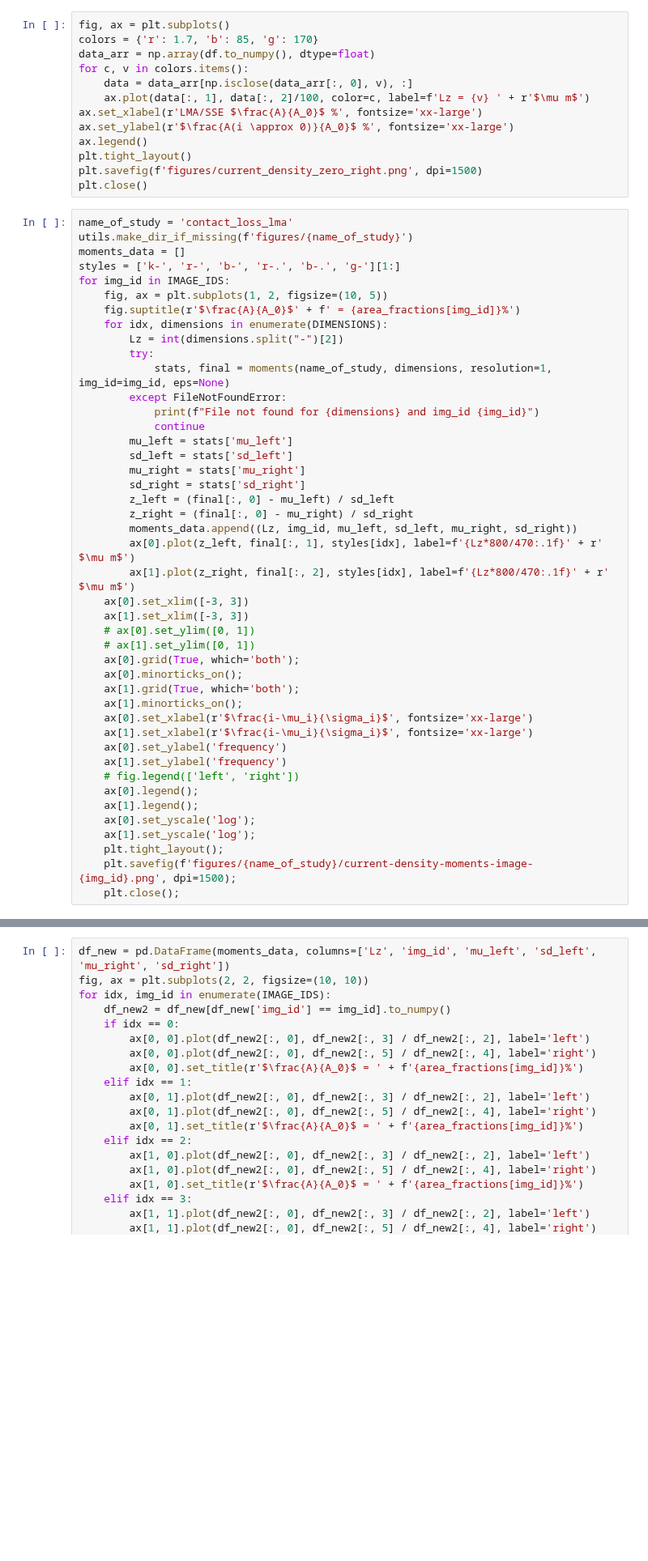
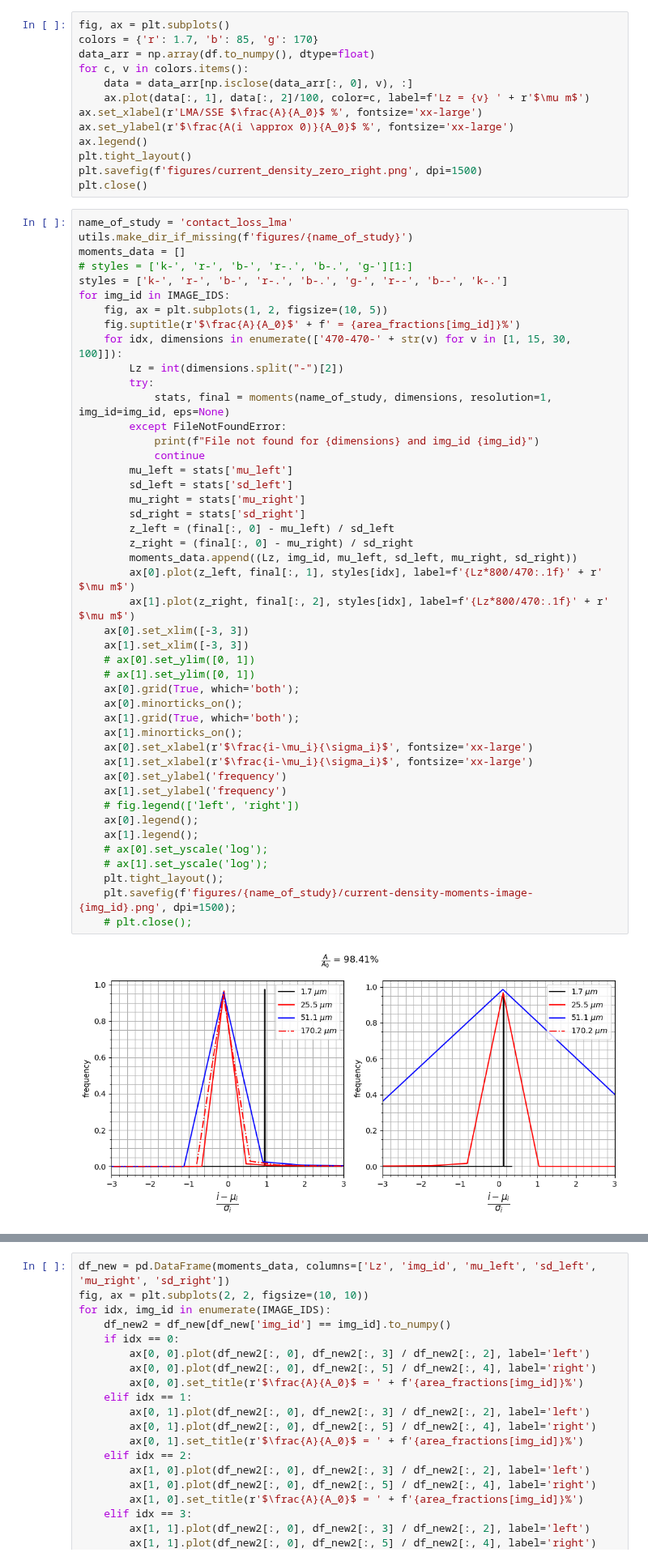
Before and after one commit to molel-gt/ssb, a Jupyter notebook: contact_loss_plots.ipynb, the cells around one changed output, grey strips where cells are left out. Shown at 81% size. Drawn from its saved outputs; the diff is of its cells as text; blank space fills up the shorter version.

```diff
--- a/contact_loss_plots.ipynb
+++ b/contact_loss_plots.ipynb
@@ -144,43 +154,46 @@ plt.close()
 name_of_study = 'contact_loss_lma'
 utils.make_dir_if_missing(f'figures/{name_of_study}')
 moments_data = []
-styles = ['k-', 'r-', 'b-', 'r-.', 'b-.', 'g-'][1:]
+# styles = ['k-', 'r-', 'b-', 'r-.', 'b-.', 'g-'][1:]
+styles = ['k-', 'r-', 'b-', 'r-.', 'b-.', 'g-', 'r--', 'b--', 'k-.']
 for img_id in IMAGE_IDS:
     fig, ax = plt.subplots(1, 2, figsize=(10, 5))
     fig.suptitle(r'$\frac{A}{A_0}$' + f' = {area_fractions[img_id]}%')
-    for idx, dimensions in enumerate(DIMENSIONS):
+    for idx, dimensions in enumerate(['470-470-' + str(v) for v in [1, 15, 30, 100]]):
         Lz = int(dimensions.split("-")[2])
         try:
             stats, final = moments(name_of_study, dimensions, resolution=1, img_id=img_id, eps=None)
         except FileNotFoundError:
             print(f"File not found for {dimensions} and img_id {img_id}")
             continue
         mu_left = stats['mu_left']
         sd_left = stats['sd_left']
         mu_right = stats['mu_right']
         sd_right = stats['sd_right']
         z_left = (final[:, 0] - mu_left) / sd_left
         z_right = (final[:, 0] - mu_right) / sd_right
         moments_data.append((Lz, img_id, mu_left, sd_left, mu_right, sd_right))
         ax[0].plot(z_left, final[:, 1], styles[idx], label=f'{Lz*800/470:.1f}' + r' $\mu m$')
         ax[1].plot(z_right, final[:, 2], styles[idx], label=f'{Lz*800/470:.1f}' + r' $\mu m$')
     ax[0].set_xlim([-3, 3])
     ax[1].set_xlim([-3, 3])
     # ax[0].set_ylim([0, 1])
     # ax[1].set_ylim([0, 1])
     ax[0].grid(True, which='both');
     ax[0].minorticks_on();
     ax[1].grid(True, which='both');
     ax[1].minorticks_on();
     ax[0].set_xlabel(r'$\frac{i-\mu_i}{\sigma_i}$', fontsize='xx-large')
     ax[1].set_xlabel(r'$\frac{i-\mu_i}{\sigma_i}$', fontsize='xx-large')
     ax[0].set_ylabel('frequency')
     ax[1].set_ylabel('frequency')
     # fig.legend(['left', 'right'])
     ax[0].legend();
     ax[1].legend();
-    ax[0].set_yscale('log');
-    ax[1].set_yscale('log');
+    # ax[0].set_yscale('log');
+    # ax[1].set_yscale('log');
     plt.tight_layout();
     plt.savefig(f'figures/{name_of_study}/current-density-moments-image-{img_id}.png', dpi=1500);
-    plt.close();
+    # plt.close();
+# %% [output]
+[figure, added]
```
Also changed, not shown: parts of 7 cells of this notebook.
